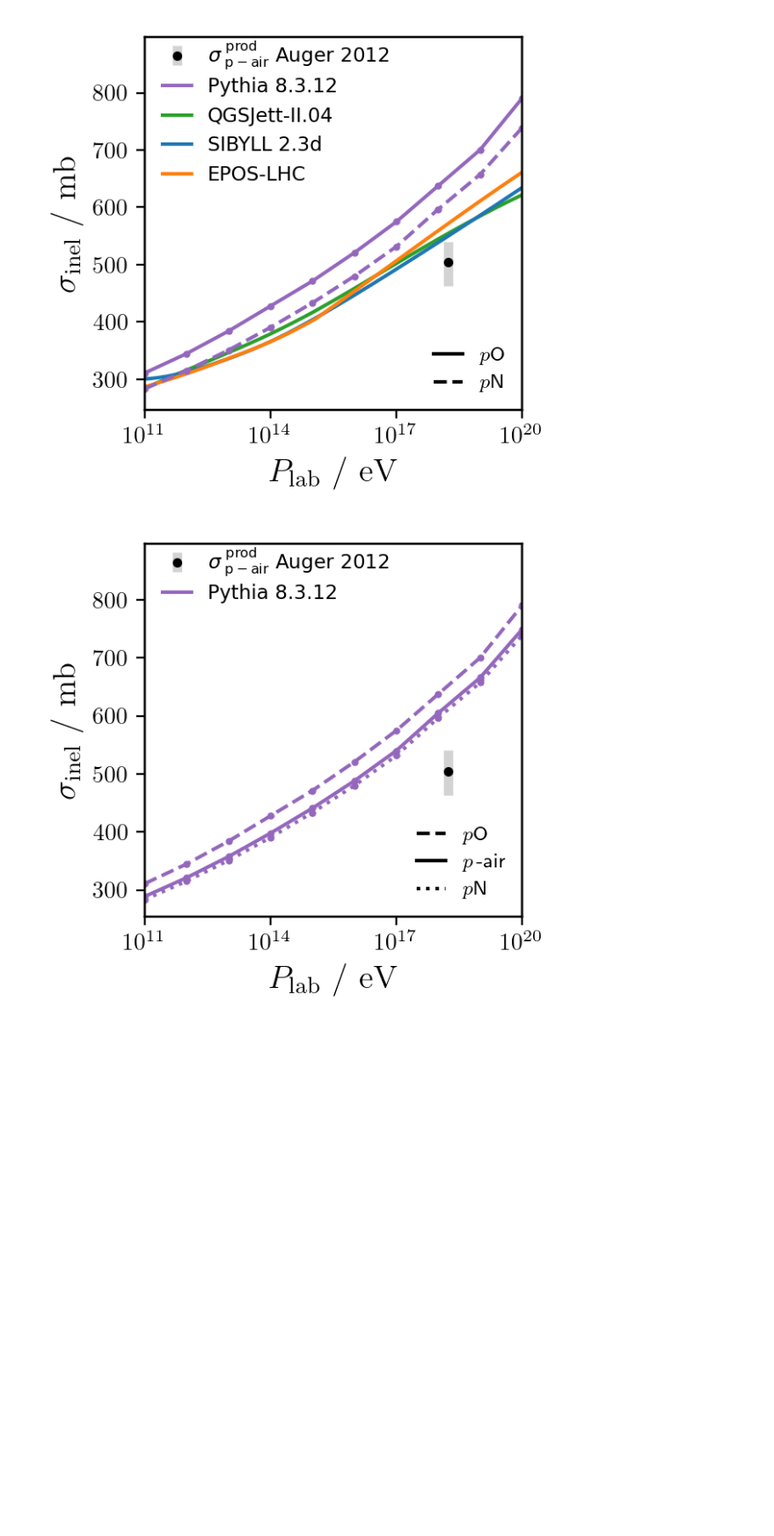
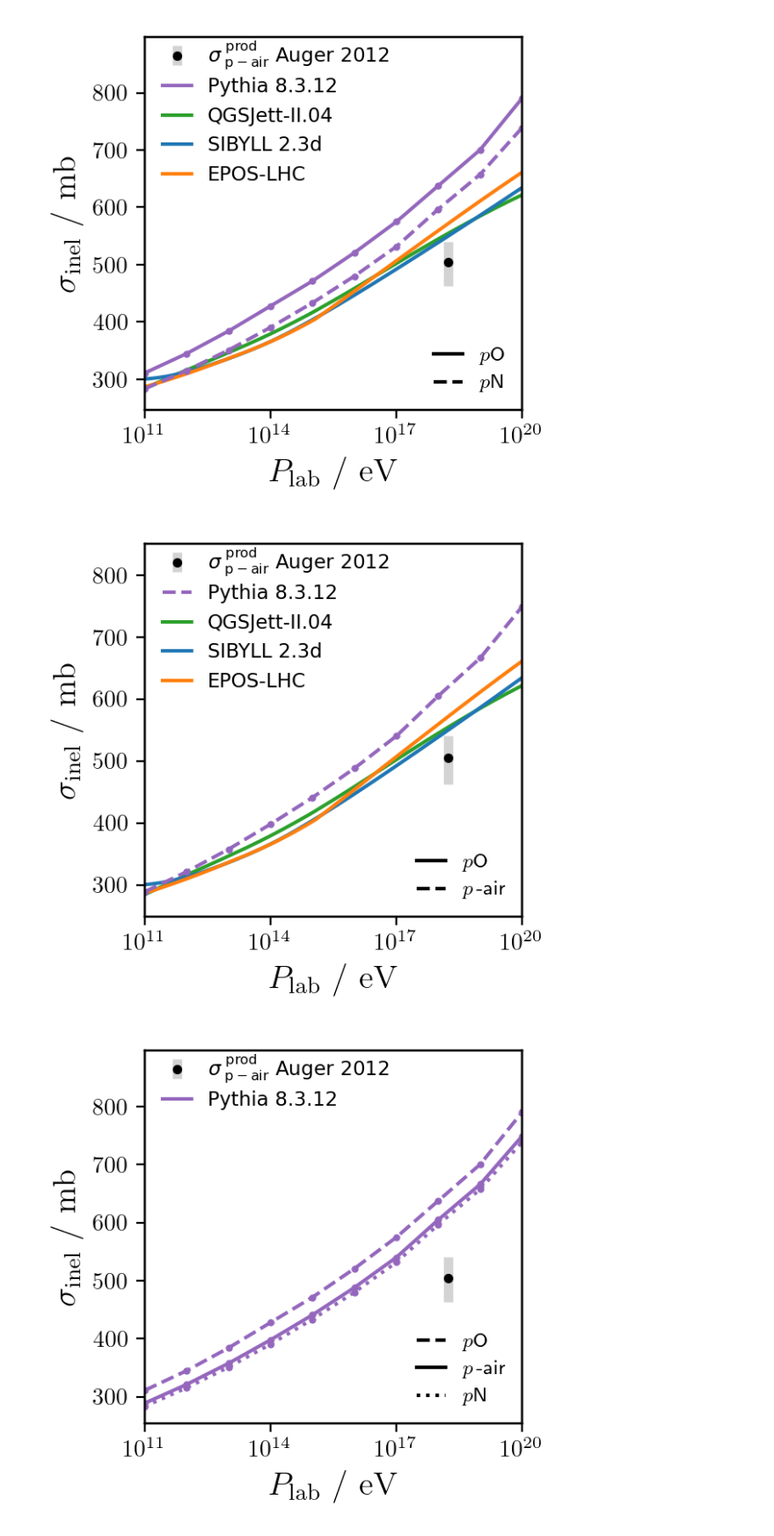
Before and after one commit to gaudu/pythia8312, a Jupyter notebook: examples/pythia8312_xsec_plotting.ipynb, the cells around one changed output. Shown at 88% size. Cells and saved outputs as stored; diff of their text form; code cells hidden in the pictures; blank space fills up the shorter version.

```diff
--- a/examples/pythia8312_xsec_plotting.ipynb
+++ b/examples/pythia8312_xsec_plotting.ipynb
@@ -407,4 +430,59 @@ fig.savefig("xs_inel_pN_pO.png", dpi=400)
 fig.savefig("xs_inel_pN_pO.pdf", format='pdf')
 # %% [output]
 [figure]
+# %%
+# pO, p-air
+
+plt.rcParams['text.usetex'] = True
+plt.rcParams['font.family'] = 'serif'
+plt.rcParams['font.serif'] = ['Computer Modern Roman']
+
+fig, ax = plt.subplots(figsize=(3.2,3), dpi=200)
+ax.set(xlim=(1e11,1e20))
+ax.set_xscale('log')
+ax.set(xlabel=r"$P_\mathrm{lab}$ / $\mathrm{eV}$", ylabel=r"$\sigma_\mathrm{inel}$ / $\mathrm{mb}$")
+ax.xaxis.label.set_size(14)
+ax.yaxis.label.set_size(14)
+
+plt.rcParams['text.usetex'] = False
+plt.rcParams['font.family'] = 'sans-serif'
+plt.rcParams['font.sans-serif'] = ['DejaVu Sans']
+
+p_O_dataframe = p_O_dataframe.reset_index(drop=True)
+p_N_dataframe = p_N_dataframe.reset_index(drop=True)
+p_air_dataframe = p_O_dataframe.copy()
+p_air_dataframe['sig_inel_O'] = p_O_dataframe['sig_inel']*0.2
+p_air_dataframe['sig_inel_N'] = p_N_dataframe['sig_inel']*0.8
+p_air_dataframe['sig_inel'] = p_air_dataframe['sig_inel_O'] + p_air_dataframe['sig_inel_N']
+p_air_dataframe['err_inel'] = np.sqrt((0.2 * p_O_dataframe['err_inel'])**2 + (0.8 * p_N_dataframe['err_inel'])**2)
+ax.errorbar(p_air_dataframe['elab']*1e9, p_air_dataframe['sig_inel'], yerr=p_air_dataframe['err_inel'], c='tab:purple', fmt='o', ms=2, ecolor='lightgrey', elinewidth=4, ls='--')
+
+ax.plot([None], [None], ls='--', color="tab:purple", label="Pythia 8.3.12")
+ax.plot(xs_p_O_qgs[0,:], xs_p_O_qgs[1,:], "-", color="tab:green", label="QGSJett-II.04")
+ax.plot(xs_p_O_sib[0,:], xs_p_O_sib[1,:], "-", color="tab:blue", label="SIBYLL 2.3d")
+ax.plot(xs_p_O_epos[0,:], xs_p_O_epos[1,:], "-", color="tab:orange", label="EPOS-LHC")
+#ax.text(10 ** 13.3, 550, "$\sigma^\mathrm{p-air}_\mathrm{prod}$", fontsize="small", ha='center', color='black')
+#ax.text(10 ** 19.2, 495, "$\sigma^\mathrm{p-air}_\mathrm{prod}$", fontsize="small", ha='center', color='black')
+ax.legend(loc='upper left', bbox_to_anchor=(0, 0.94), fontsize="small", frameon=False, handlelength=1.5)
+
+ax3 = ax.twinx()
+ax3.set_ylim(ax.get_ylim())
+ax3.get_yaxis().set_visible(False)
+ax3.errorbar(10**18.24, 505, yerr=[[pair_total_error_neg], [pair_total_error_pos]], c='black', fmt='o', ms=3, ecolor='lightgrey', elinewidth=4, label=r"$\sigma^\mathrm{~prod}_\mathrm{~p-air}$ Auger 2012")
+ax3.legend(loc='upper left', bbox_to_anchor=(0, 1.04), fontsize="small", frameon=False, handlelength=1.5)
+
+plt.rcParams['text.usetex'] = True
+
+ax2 = ax.twinx()
+ax2.get_yaxis().set_visible(False)
+ax2.plot([None], [None], "-", color="black", label=r"$p$O")
+ax2.plot([None], [None], "--", color="black", label=r"$p$\,-air")
+#ax2.plot([None], [None], "--", color="black", label=r"$p$N")
+ax2.legend(loc='lower right', bbox_to_anchor=(1, 0), fontsize="small", frameon=False, handlelength=1.5)
+
+fig.tight_layout()
+fig.savefig("xs_inel_pO_p-air.png", dpi=400)
+fig.savefig("xs_inel_pO_p-air.pdf", format='pdf')
+# %% [output]
+[figure, added]
 # %%
```
Also changed, not shown: parts of 30 cells of this notebook.
